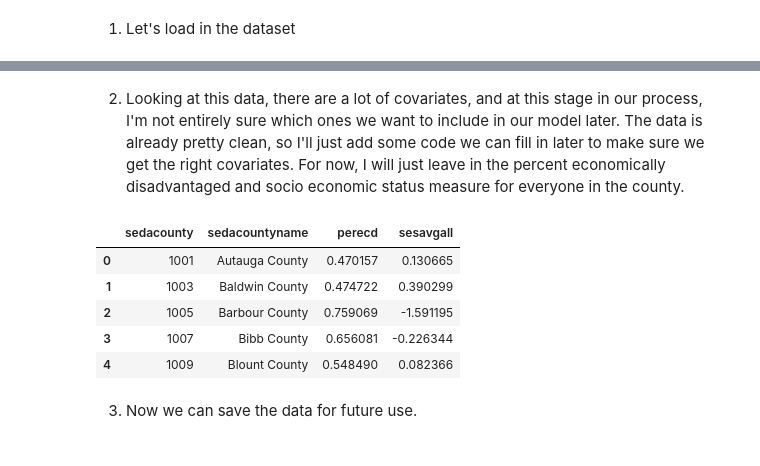
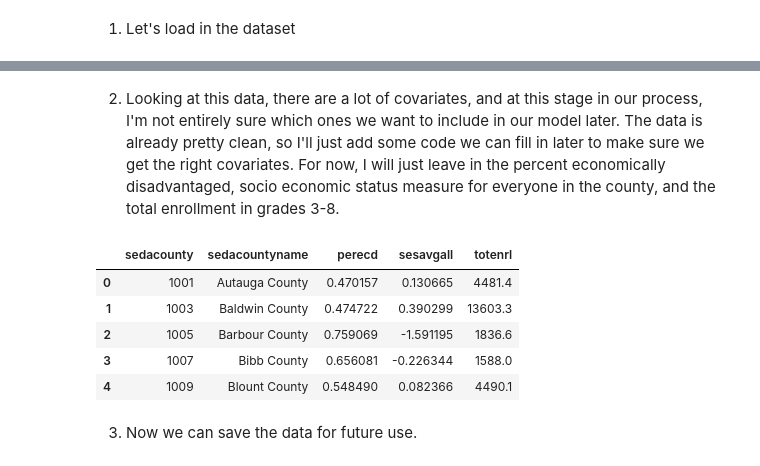
Before and after one commit to janetmalzahn/info2950proj, a Jupyter notebook: Private School.ipynb, the cells around one changed output, grey strips where cells are left out. Drawn from its saved outputs; the diff is of its cells as text; code cells hidden in the pictures.

```diff
--- a/Private School.ipynb
+++ b/Private School.ipynb
@@ -184,20 +235,20 @@ Index(['sedacounty', 'sedacountyname', 'fips', 'urban', 'suburb', 'town',
 # %% [markdown]
-2. Looking at this data, there are a lot of covariates, and at this stage in our process, I'm not entirely sure which ones we want to include in our model later. The data is already pretty clean, so I'll just add some code we can fill in later to make sure we get the right covariates. For now, I will just leave in the percent economically disadvantaged and socio economic status measure for everyone in the county.
+2. Looking at this data, there are a lot of covariates, and at this stage in our process, I'm not entirely sure which ones we want to include in our model later. The data is already pretty clean, so I'll just add some code we can fill in later to make sure we get the right covariates. For now, I will just leave in the percent economically disadvantaged, socio economic status measure for everyone in the county, and the total enrollment in grades 3-8.
 # %%
 #keeps only covariates of interest
 
 #fill in list with the covariates of interest for later
-seda_cov_varlist = ['perecd', 'sesavgall']
+seda_cov_varlist = ['perecd', 'sesavgall', 'totenrl']
 seda_cov_totvarlist = ['sedacounty', 'sedacountyname'] + seda_cov_varlist
 seda_cov = seda_cov[seda_cov_totvarlist]
 seda_cov.head()
 # %% [output]
-|  | sedacounty | sedacountyname | perecd | sesavgall |
-| 0 | 1001 | Autauga County | 0.470157 | 0.130665 |
-| 1 | 1003 | Baldwin County | 0.474722 | 0.390299 |
-| 2 | 1005 | Barbour County | 0.759069 | -1.591195 |
-| 3 | 1007 | Bibb County | 0.656081 | -0.226344 |
-| 4 | 1009 | Blount County | 0.548490 | 0.082366 |
+|  | sedacounty | sedacountyname | perecd | sesavgall | totenrl |
+| 0 | 1001 | Autauga County | 0.470157 | 0.130665 | 4481.4 |
+| 1 | 1003 | Baldwin County | 0.474722 | 0.390299 | 13603.3 |
+| 2 | 1005 | Barbour County | 0.759069 | -1.591195 | 1836.6 |
+| 3 | 1007 | Bibb County | 0.656081 | -0.226344 | 1588.0 |
+| 4 | 1009 | Blount County | 0.548490 | 0.082366 | 4490.1 |
 # %% [markdown]
 3. Now we can save the data for future use.
 # %%
```
Also changed, not shown: parts of 21 cells of this notebook, 5 other files.
